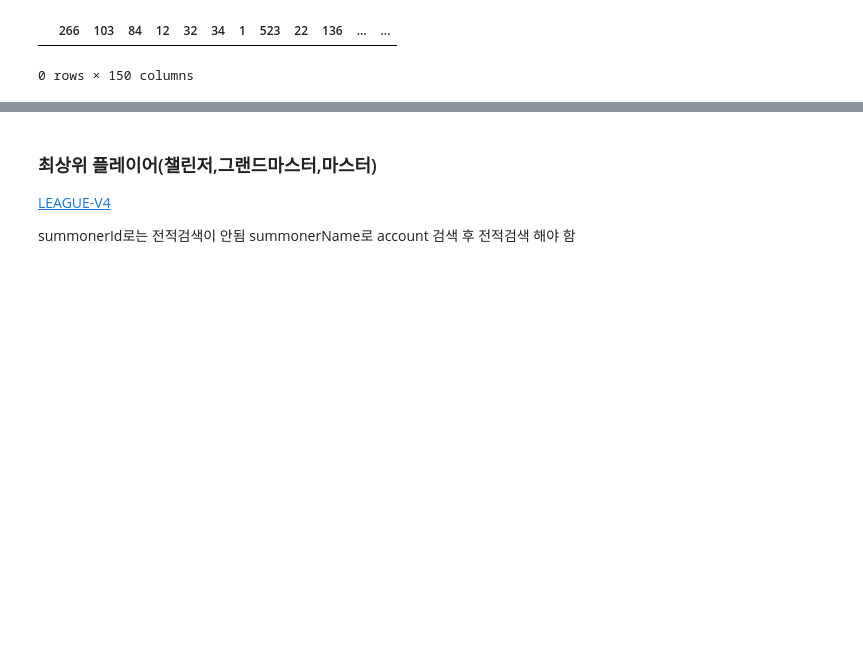
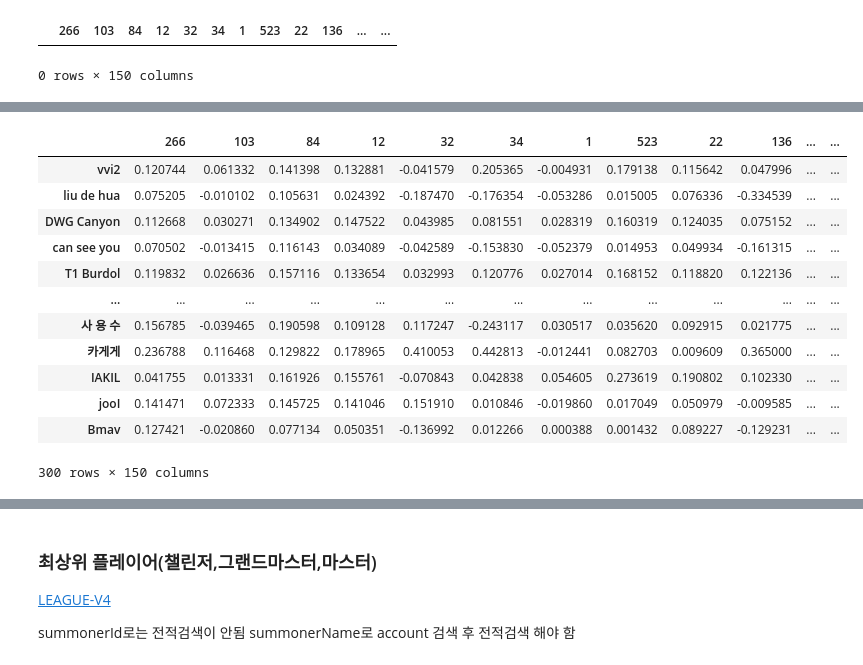
Before and after one commit to bright-jun/LOLBTI, a Jupyter notebook: doc/Riot API.ipynb, the cells around one changed output, grey strips where cells are left out. Cells and saved outputs as stored; diff of their text form; code cells hidden in the pictures; blank space fills up the shorter version.

```diff
--- a/doc/Riot API.ipynb
+++ b/doc/Riot API.ipynb
@@ -305,0 +591,28 @@ champ_dict
+# %%
+def matrix_factorization(R,k,iteration):
+
+    user_count, item_count = R.shape
+
+    weight_P = np.random.normal(size=(user_count,k))
+    weight_Q = np.random.normal(size=(item_count,k))
+
+    bias_P = np.zeros(user_count)
+    bias_Q = np.zeros(item_count)
+
+    for iter in tqdm(range(iteration)):
+        for u in range(user_count):
+            for i in range(item_count):
+                r = R[u,i]
+                if r>0:
+                    error = prediction(weight_P[u,:], weight_Q[i,:], bias_P[u], bias_Q[i]) - r
+
+                    weight_delta_Q, bias_delta_Q = gradient(error, weight_P[u,:])
+                    weight_delta_P, bias_delta_P = gradient(error, weight_Q[i,:])
+
+                    weight_P[u,:] -= weight_delta_P
+                    bias_P[u] -= bias_delta_P
+
+                    weight_Q[i,:] -= weight_delta_Q
+                    bias_Q[i] -= bias_delta_Q
+
+    return weight_P.dot(weight_Q.T) + bias_P[:,np.newaxis] + bias_Q[np.newaxis,:]
@@ -305,0 +657,21 @@ champ_dict
+# %%
+iteration = 5
+k = 10
+R = np.array(sohwan_mastery_scaled)
+predicted_R = matrix_factorization(R,k,iteration)
+predicted_sohwan_mastery = pd.DataFrame(data=predicted_R,columns=sohwan_mastery.columns,index=sohwan_mastery.index)
+predicted_sohwan_mastery
+# %% [output]
+|  | 266 | 103 | 84 | 12 | 32 | 34 | 1 | 523 | 22 | 136 | ... | ... |
+| vvi2 | 0.120744 | 0.061332 | 0.141398 | 0.132881 | -0.041579 | 0.205365 | -0.004931 | 0.179138 | 0.115642 | 0.047996 | ... | ... |
+| liu de hua | 0.075205 | -0.010102 | 0.105631 | 0.024392 | -0.187470 | -0.176354 | -0.053286 | 0.015005 | 0.076336 | -0.334539 | ... | ... |
+| DWG Canyon | 0.112668 | 0.030271 | 0.134902 | 0.147522 | 0.043985 | 0.081551 | 0.028319 | 0.160319 | 0.124035 | 0.075152 | ... | ... |
+| can see you | 0.070502 | -0.013415 | 0.116143 | 0.034089 | -0.042589 | -0.153830 | -0.052379 | 0.014953 | 0.049934 | -0.161315 | ... | ... |
+| T1 Burdol | 0.119832 | 0.026636 | 0.157116 | 0.133654 | 0.032993 | 0.120776 | 0.027014 | 0.168152 | 0.118820 | 0.122136 | ... | ... |
+| ... | ... | ... | ... | ... | ... | ... | ... | ... | ... | ... | ... | ... |
+| 사 용 수 | 0.156785 | -0.039465 | 0.190598 | 0.109128 | 0.117247 | -0.243117 | 0.030517 | 0.035620 | 0.092915 | 0.021775 | ... | ... |
+| 카게게 | 0.236788 | 0.116468 | 0.129822 | 0.178965 | 0.410053 | 0.442813 | -0.012441 | 0.082703 | 0.009609 | 0.365000 | ... | ... |
+| IAKIL | 0.041755 | 0.013331 | 0.161926 | 0.155761 | -0.070843 | 0.042838 | 0.054605 | 0.273619 | 0.190802 | 0.102330 | ... | ... |
+| jooI | 0.141471 | 0.072333 | 0.145725 | 0.141046 | 0.151910 | 0.010846 | -0.019860 | 0.017049 | 0.050979 | -0.009585 | ... | ... |
+| Bmav | 0.127421 | -0.020860 | 0.077134 | 0.050351 | -0.136992 | 0.012266 | 0.000388 | 0.001432 | 0.089227 | -0.129231 | ... | ... |
+300 rows × 150 columns
```
Also changed, not shown: parts of 93 cells of this notebook, 1 other file.
